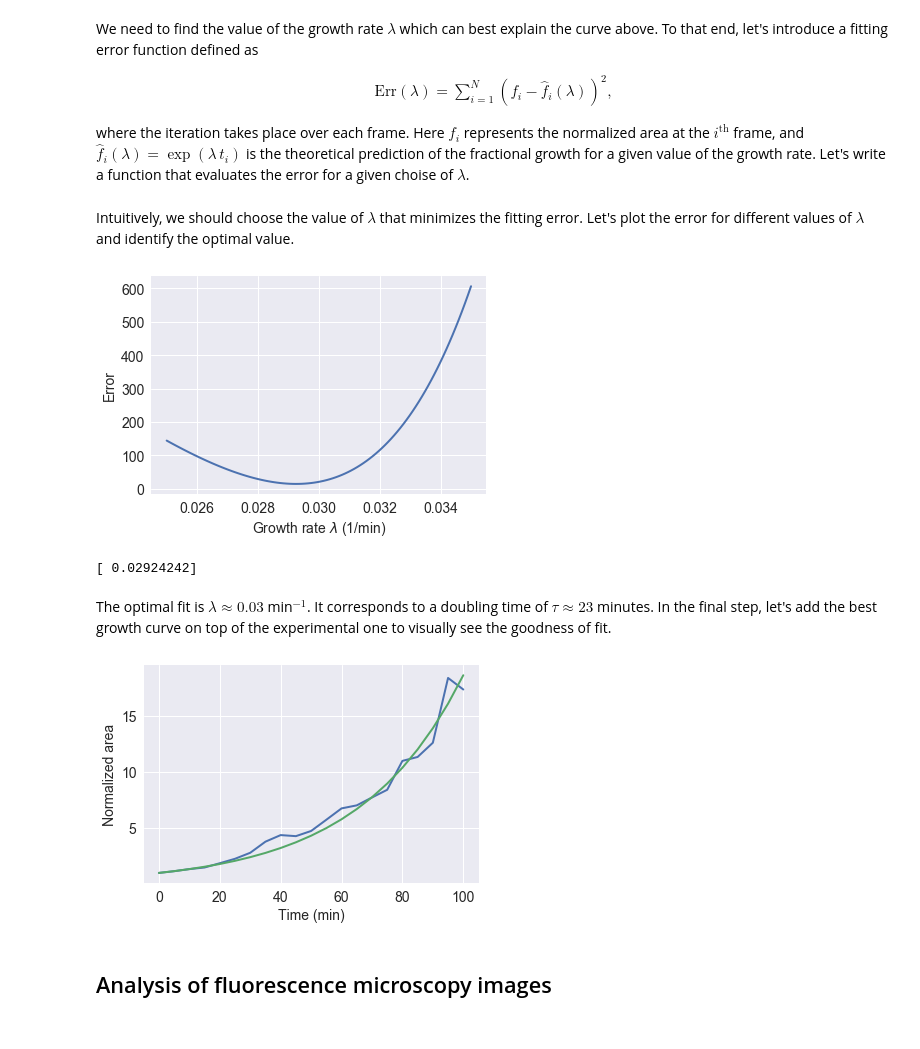
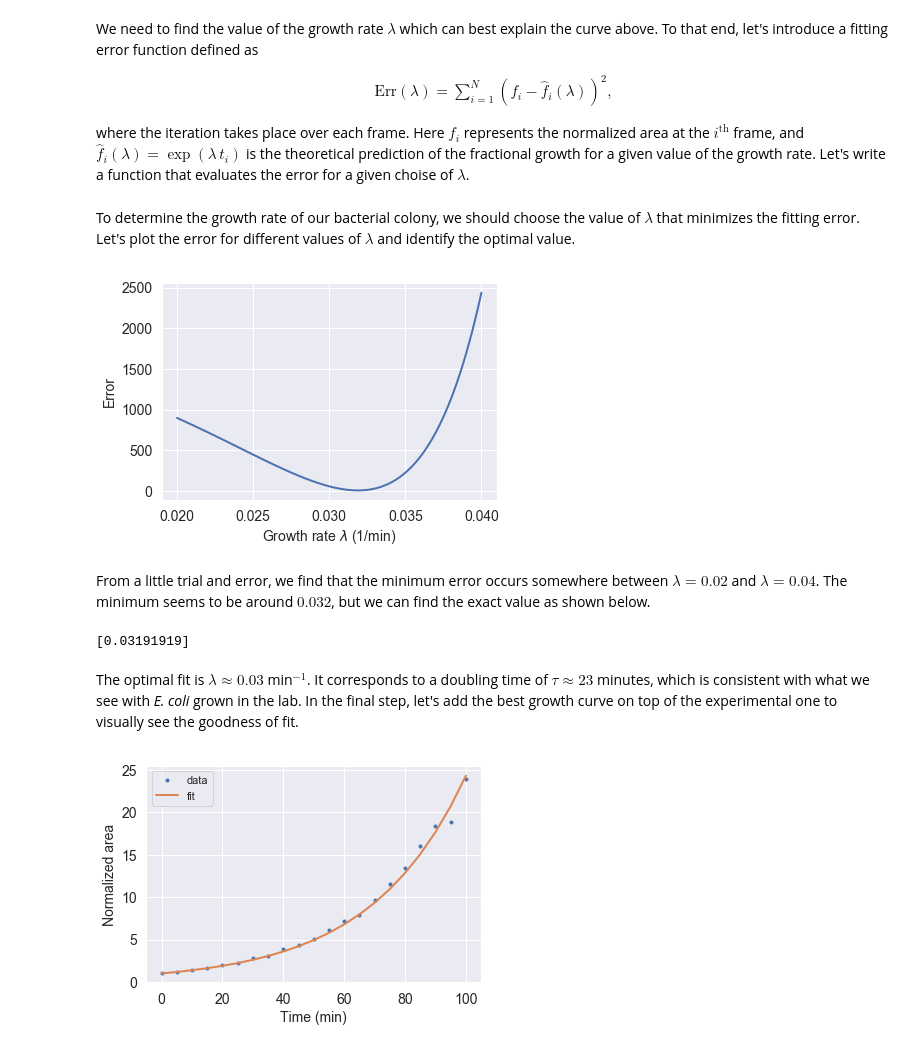
Before and after one commit to RPGroup-PBoC/be262, a Jupyter notebook: code/bacterial_growth.ipynb, the cells around one changed output. Saved outputs shown, nothing was run; the diff lists cells and outputs as text; code cells hidden in the pictures.

```diff
--- a/code/bacterial_growth.ipynb
+++ b/code/bacterial_growth.ipynb
@@ -156,8 +138,8 @@ Looks like thresholding did a decent job in isolating the bacterial cells! Let's
 # %%
 # Load the image
-im = skimage.io.imread('../data/ecoli_growth/ecoli_phase_18.tif')
+im = skimage.io.imread('./data/ecoli_growth/ecoli_TRITC_18.tif')
 
 # Show the image
 plt.imshow(im, cmap = plt.cm.Greys_r)
-plt.grid('off')
+plt.grid(False)
 # %% [output]
@@ -176,6 +158,6 @@ Not too bad, but we can see that a lot of the interior cells' area was assigned
 # %%
 # Extract the names of all phase images
-im_names = glob.glob('../data/ecoli_growth/ecoli_phase_*.tif')
+im_names = np.sort(glob.glob('./data/ecoli_growth/ecoli_TRITC_*.tif'))
 
 # Take a look at some
 im_names[0:5]
@@ -202,9 +184,9 @@ for n in range(n_frames):
     im_float = (im - np.min(im))/(np.max(im) - np.min(im))
 
     # Apply the threshold
-    im_thresh = im_float < threshold
+    im_thresh = im_float > threshold
 
-    # Add the area
+    # Save the area in our array
     area_tot[n] = np.sum(im_thresh)
 
 # Time resolution in minutes
@@ -214,7 +196,7 @@ dt = 5
 times = dt * np.arange(n_frames)
 
 # Plot the time dependence of the bacterial area
-plt.plot(times, area_tot)
+plt.plot(times, area_tot, '.')
 plt.xlabel('Time (min)')
 plt.ylabel('Total area (pixels)')
 plt.show()
@@ -242,49 +224,60 @@ We need to find the value of the growth rate $\lambda$ which can best explain th
 
 where the iteration takes place over each frame. Here $f_i$ represents the normalized area at the $i^{\text{th}}$ frame, and $\hat{f}_i(\lambda) = \exp(\lambda \, t_i)$ is the theoretical prediction of the fractional growth for a given value of the growth rate. Let's write a function that evaluates the error for a given choise of $\lambda$.
 # %%
-def err (norm_area, times, rate):
+def err(norm_area, times, rate):
     """
-    Returns the fitting error of fractional bacterial area increase.
+    Returns the sum of the errors for the theory curve (given a the provided rate)
+    versus the provided data (norm_area)
     """
 
-    frac_theory = np.exp(rate*times)
+    theory = np.exp(rate*times)
 
-    return np.sum((frac_theory - norm_area)**2)
+    return np.sum((theory - norm_area)**2)
 # %% [markdown]
-Intuitively, we should choose the value of $\lambda$ that minimizes the fitting error. Let's plot the error for different values of $\lambda$ and identify the optimal value.
+To determine the growth rate of our bacterial colony, we should choose the value of $\lambda$ that minimizes the fitting error. Let's plot the error for different values of $\lambda$ and identify the optimal value.
 # %%
+# Number of points to plot
 n_points = 100
-lambda_ls = np.linspace(0.025, 0.035, n_points)
-err_ls = np.zeros(n_points)
+
+# Range of lambdas to test
+lambdas = np.linspace(0.02, 0.04, n_points)
+
+# Initilize an array of error
+errors = np.zeros(n_points)
+
+# For each lambda, call our err funtion to determine the amount of error
 for i in range(n_points):
-    err_ls[i] = err(area_tot_norm, times, lambda_ls[i])
-plt.plot(lambda_ls, err_ls)
+    errors[i] = err(area_tot_norm, times, lambdas[i])
+
+# Plot the erros over the values of lambda
+plt.plot(lambdas, errors)
 plt.ylabel('Error')
-plt.xlabel(r'Growth rate $\lambda$ (1/min)')
+plt.xlabel('Growth rate $\lambda$ (1/min)')
 plt.show()
 # %% [output]
-[figure, old version]
+[figure, new version]
+# %% [markdown]
+From a little trial and error, we find that the minimum error occurs somewhere between $\lambda = 0.02$ and $\lambda = 0.04$. The minimum seems to be around $0.032$, but we can find the exact value as shown below.
 # %%
 # Index of the optimal lambda
-ind_optimal = np.where(err_ls == np.min(err_ls))
+ind_optimal = np.where(errors == np.min(errors))
 
 # Optimal lambda
-lambda_fit = lambda_ls[ind_optimal]
+lambda_fit = lambdas[ind_optimal]
 
 # Show the optimal fit
 print(lambda_fit)
 # %% [output]
-[ 0.02924242]
+[0.03191919]
 # %% [markdown]
-The optimal fit is $\lambda \approx 0.03$ min$^{-1}$. It corresponds to a doubling time of $\tau \approx 23$ minutes. In the final step, let's add the best growth curve on top of the experimental one to visually see the goodness of fit.
+The optimal fit is $\lambda \approx 0.03$ min$^{-1}$. It corresponds to a doubling time of $\tau \approx 23$ minutes, which is consistent with what we see with *E. coli* grown in the lab. In the final step, let's add the best growth curve on top of the experimental one to visually see the goodness of fit.
 # %%
 # Plot the normalized area
-plt.plot(times, area_tot_norm)
+plt.plot(times, area_tot_norm, '.')
 plt.plot(times, np.exp(lambda_fit*times))
 plt.xlabel('Time (min)')
 plt.ylabel('Normalized area')
+plt.legend(['data','fit'])
 plt.show()
 # %% [output]
-[figure, old version]
+[figure, new version]
-# %% [markdown]
-## Analysis of fluorescence microscopy images
```
Also changed, not shown: parts of 43 cells of this notebook, 4 other files.
